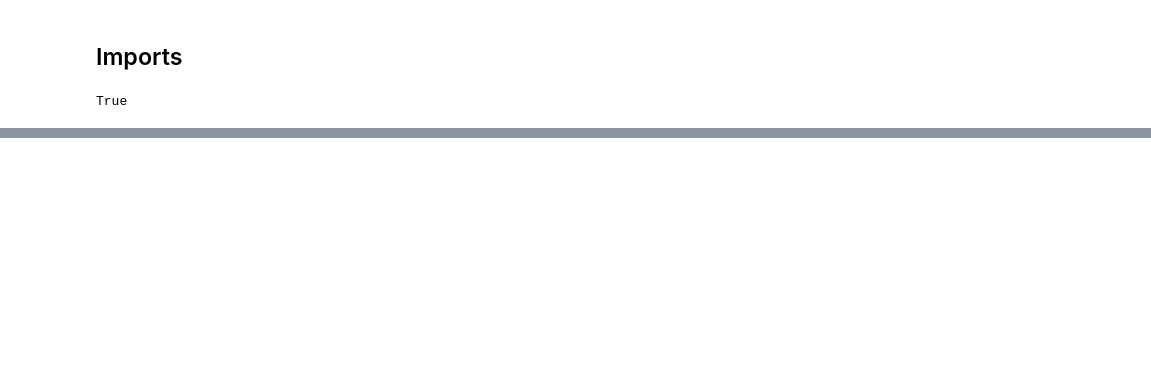
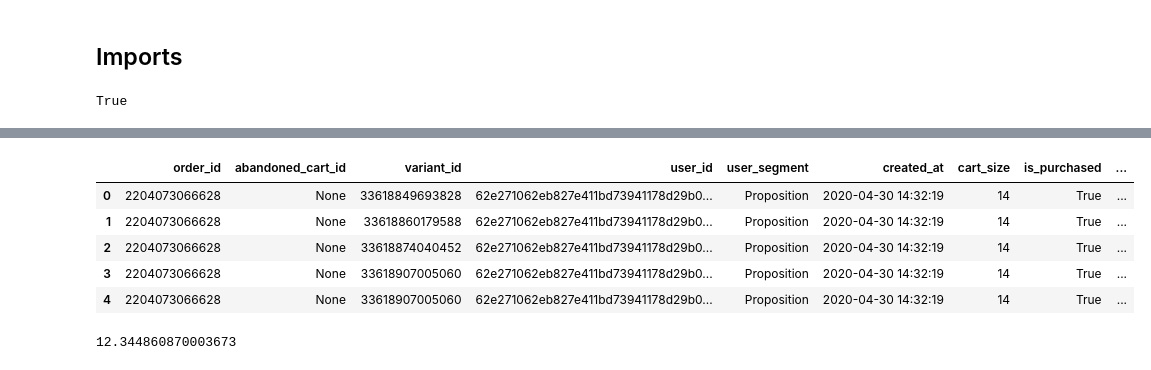
Before and after one commit to Pablomarttinn/zrive-ds, a Jupyter notebook: src/module_2/Work1.ipynb, the cells around one changed output, grey strips where cells are left out. Saved outputs shown, nothing was run; the diff lists cells and outputs as text; code cells hidden in the pictures; blank space fills up the shorter version.

```diff
--- a/src/module_2/Work1.ipynb
+++ b/src/module_2/Work1.ipynb
@@ -29,0 +358,6 @@ poetry show pandas
+# %%
+events_df = events_df.merge(
+    dfs["users"][["user_id", "user_segment"]],
+    on="user_id",
+    how="left"
+)
@@ -29,0 +376,22 @@ poetry show pandas
+# %%
+priority_cols = [
+    "order_id",
+    "abandoned_cart_id",
+    "variant_id",
+    "user_id",
+    "user_segment",
+]
+other_cols = [c for c in events_df.columns if c not in priority_cols]
+events_df = events_df[priority_cols+other_cols]
+events_df.head()
+# %% [output]
+|  | order_id | abandoned_cart_id | variant_id | user_id | user_segment | created_at | cart_size | is_purchased | ... |
+| 0 | 2204073066628 | None | 33618849693828 | 62e271062eb827e411bd73941178d29b0... | Proposition | 2020-04-30 14:32:19 | 14 | True | ... |
+| 1 | 2204073066628 | None | 33618860179588 | 62e271062eb827e411bd73941178d29b0... | Proposition | 2020-04-30 14:32:19 | 14 | True | ... |
+| 2 | 2204073066628 | None | 33618874040452 | 62e271062eb827e411bd73941178d29b0... | Proposition | 2020-04-30 14:32:19 | 14 | True | ... |
+| 3 | 2204073066628 | None | 33618907005060 | 62e271062eb827e411bd73941178d29b0... | Proposition | 2020-04-30 14:32:19 | 14 | True | ... |
+| 4 | 2204073066628 | None | 33618907005060 | 62e271062eb827e411bd73941178d29b0... | Proposition | 2020-04-30 14:32:19 | 14 | True | ... |
+# %%
+events_df['price'].isna().mean() *100
+# %% [output]
+12.344860870003673
```
Also changed, not shown: parts of 39 cells of this notebook, 3 other files.
